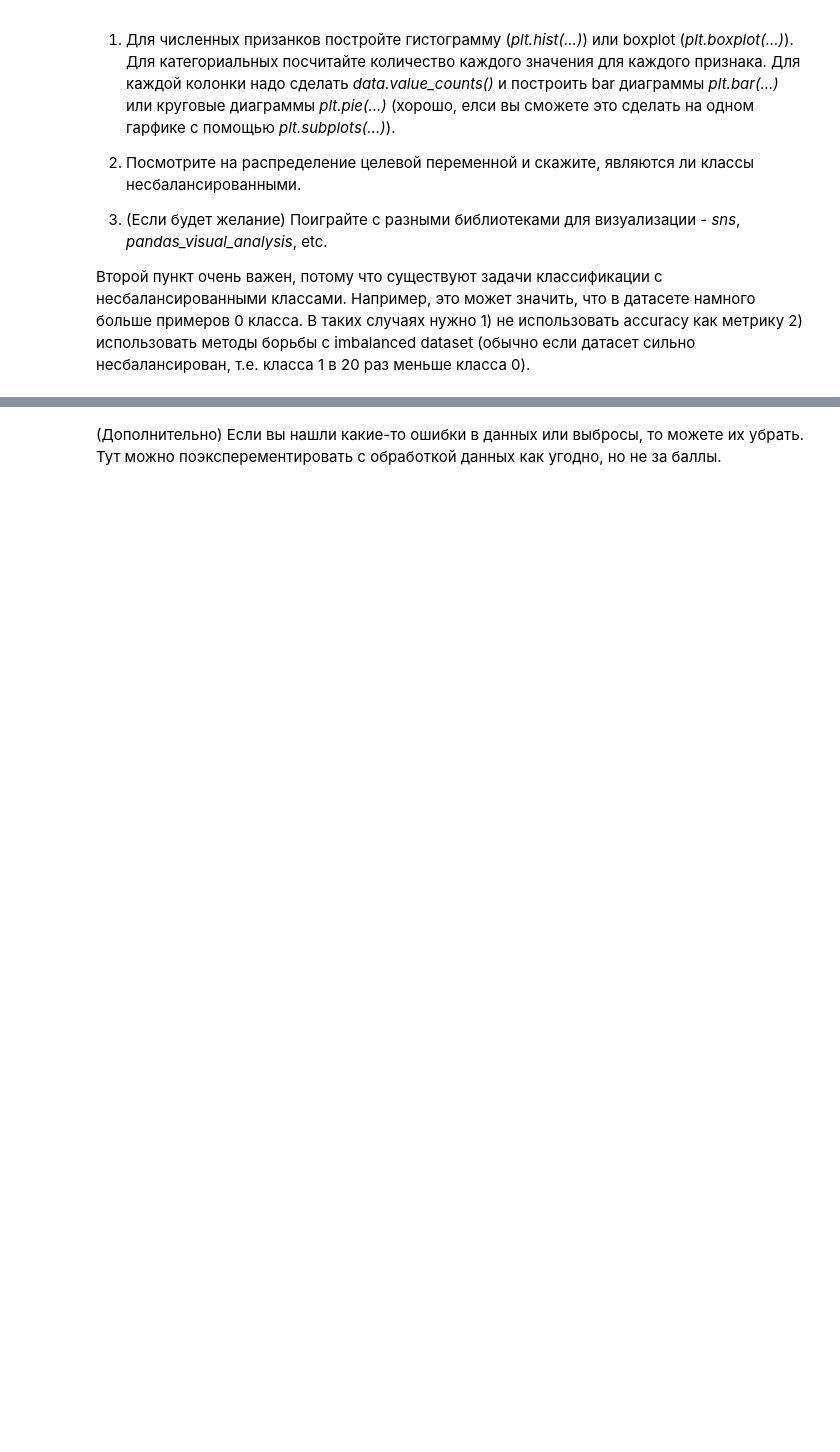
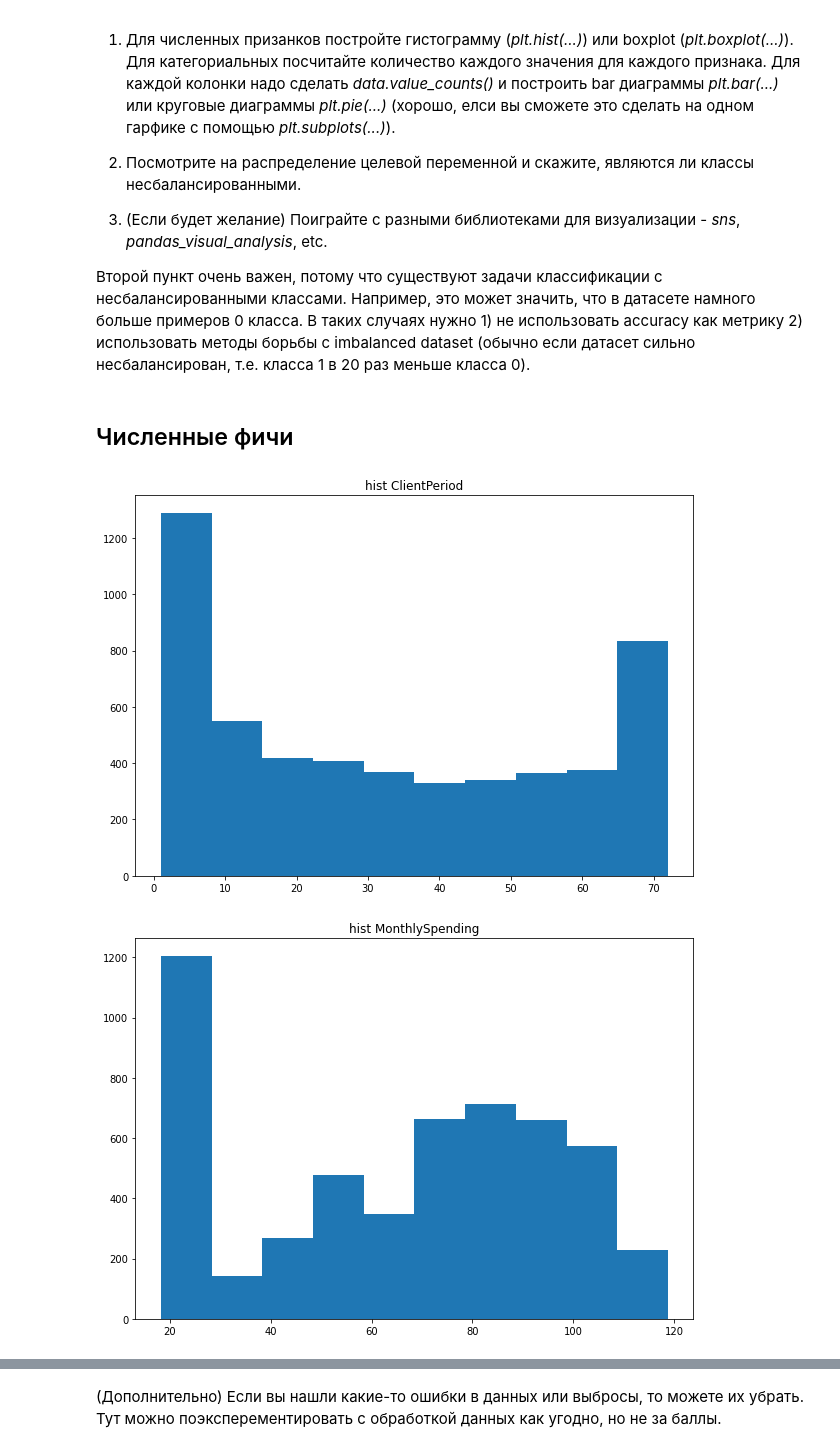
Before and after one commit to EmperorNao/MLHub, a Jupyter notebook: DLS/sem1/HW3/baseline.ipynb, the cells around one changed output, grey strips where cells are left out. Drawn from its saved outputs; the diff is of its cells as text; code cells hidden in the pictures; blank space fills up the shorter version.

```diff
--- a/DLS/sem1/HW3/baseline.ipynb
+++ b/DLS/sem1/HW3/baseline.ipynb
@@ -101,0 +192,5 @@ target_col = 'Churn'
+# %%
+data = data[data != ' ']
+data = data.dropna()
+
+data['TotalSpent'] = data['TotalSpent'].astype('float64')
@@ -113,0 +227,12 @@ target_col = 'Churn'
+# %% [markdown]
+## Численные фичи
+# %%
+for col in num_cols:
+
+    plt.figure(figsize=(10, 7))
+    plt.title("hist " + col)
+    plt.hist(data[col])
+    plt.show()
+# %% [output]
+[figure, added]
+[figure, added]
```
Also changed, not shown: parts of 31 cells of this notebook.
